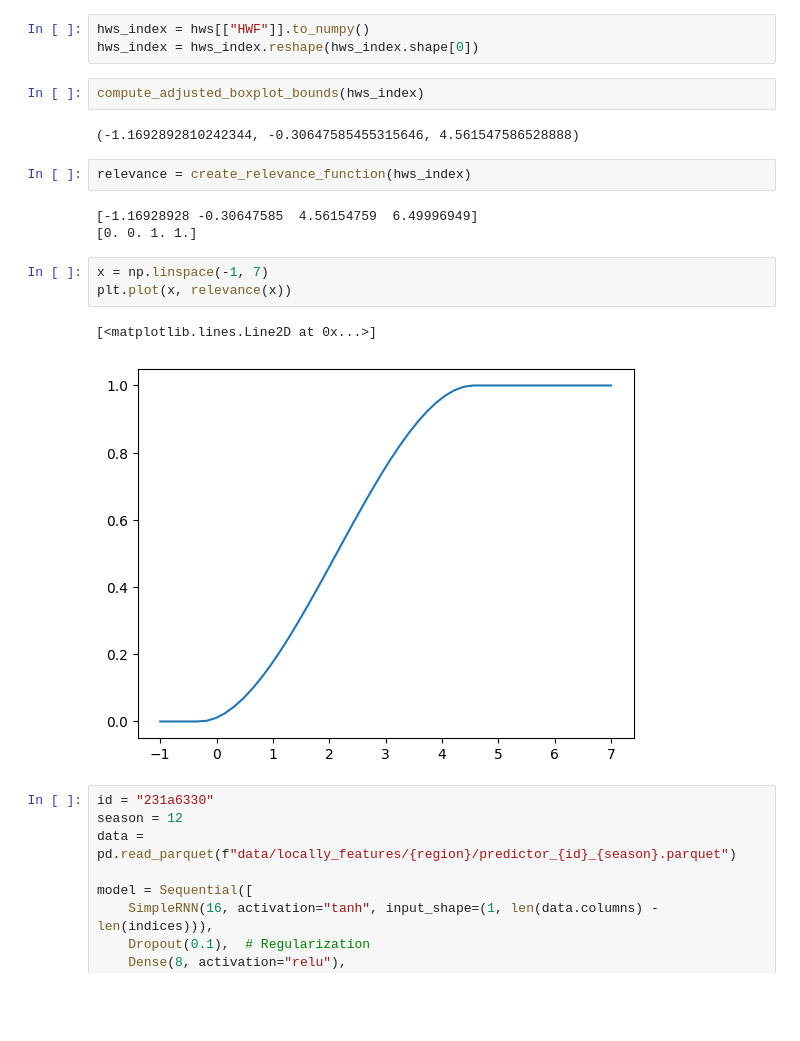
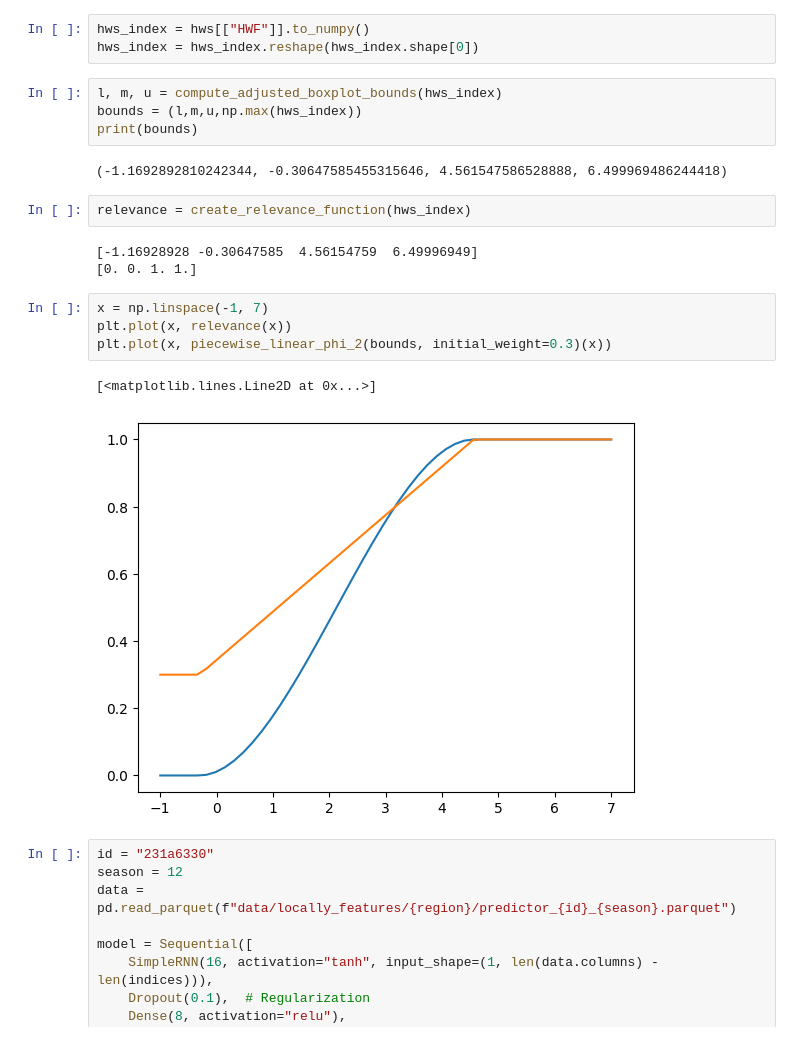
Before and after one commit to martinpavez/data, a Jupyter notebook: hw_extra/notebooks_prediction/imbalanced_reg_test.ipynb, the cells around one changed output. Saved outputs shown, nothing was run; the diff lists cells and outputs as text; blank space fills up the shorter version.

```diff
--- a/hw_extra/notebooks_prediction/imbalanced_reg_test.ipynb
+++ b/hw_extra/notebooks_prediction/imbalanced_reg_test.ipynb
@@ -176,9 +177,11 @@ for i, index in enumerate(indices):
 hws_index = hws[["HWF"]].to_numpy()
 hws_index = hws_index.reshape(hws_index.shape[0])
 # %%
-compute_adjusted_boxplot_bounds(hws_index)
+l, m, u = compute_adjusted_boxplot_bounds(hws_index)
+bounds = (l,m,u,np.max(hws_index))
+print(bounds)
 # %% [output]
-(-1.1692892810242344, -0.30647585455315646, 4.561547586528888)
+(-1.1692892810242344, -0.30647585455315646, 4.561547586528888, 6.499969486244418)
 # %%
 relevance = create_relevance_function(hws_index)
 # %% [output]
@@ -187,9 +190,10 @@ relevance = create_relevance_function(hws_index)
 # %%
 x = np.linspace(-1, 7)
 plt.plot(x, relevance(x))
+plt.plot(x, piecewise_linear_phi_2(bounds, initial_weight=0.3)(x))
 # %% [output]
 [<matplotlib.lines.Line2D at 0x...>]
-[figure, old version]
+[figure, new version]
 # %%
 id = "231a6330"
 season = 12
```
Also changed, not shown: parts of 2 cells of this notebook, 12 other files.
